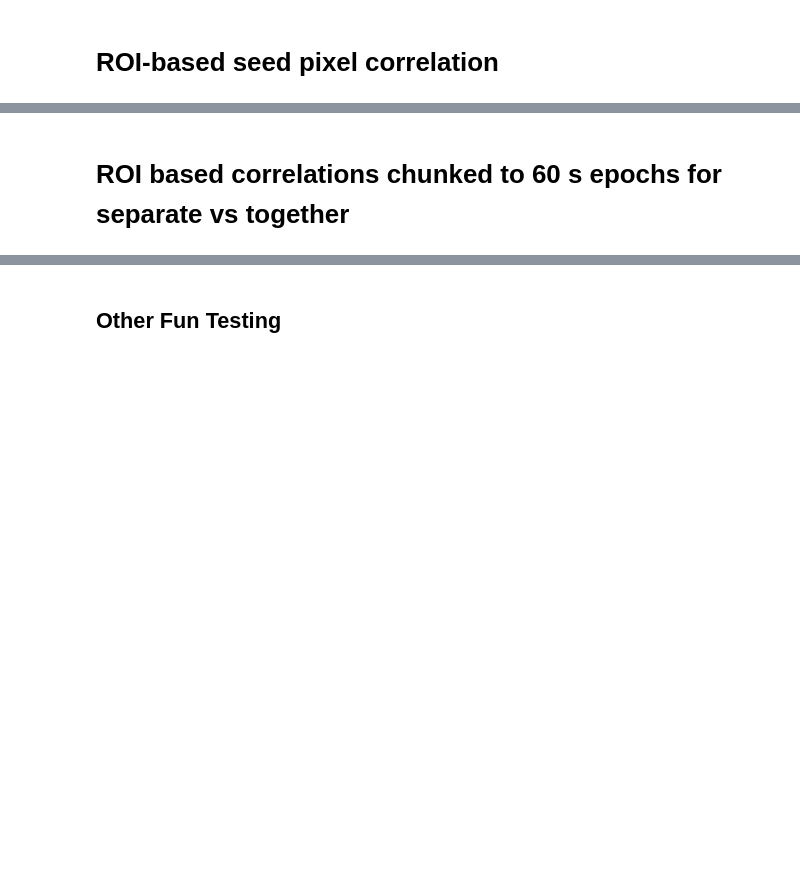
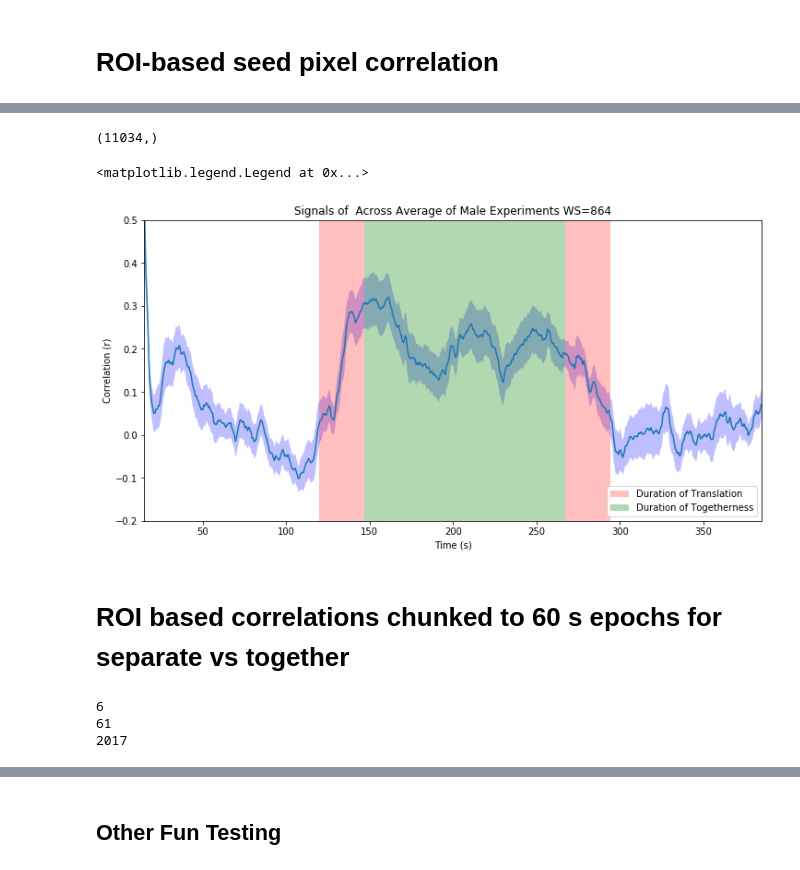
Before and after one commit to njm94/Social_Interaction, a Jupyter notebook: Compile Data.ipynb, the cells around one changed output, grey strips where cells are left out. Saved outputs shown, nothing was run; the diff lists cells and outputs as text; code cells hidden in the pictures; blank space fills up the shorter version.

```diff
--- a/Compile Data.ipynb
+++ b/Compile Data.ipynb
@@ -154,31 +243,34 @@ TRUE_FRAMERATE = 28.815
 # %% [markdown]
 # Correlation vs Frequency and Time
 # %%
-#USES DATES and EXPERIMENTS ARRAY
-window_size = 1500
+#USES EXPERIMENTS 2D ARRAY
+
+window_size = 864
 correlation_heatmap = []
 correlation_heatmap = numpy.empty([10, 11898-window_size, 0])
 
 count = 0
-for date in dates:
-    for exp_num in experiment_numbers:
+for i in range(len(experiments)):
+    for j in range(len(experiments[i]) - 1):
         try:
-            EXP = direc.experiment(date, exp_num)
+            EXP = direc.experiment(experiments[i][0], int(experiments[i][1+j]))
             corr_file = direc.file(
                 exp_folder=EXP,
                 fname="freq split ws={}".format(window_size)
             )
             print(corr_file)
             temp_corr = numpy.load(corr_file)
+            print(temp_corr.shape)
             truncated_arr = temp_corr[:,0:11898-window_size]
             #correlation_heatmap[:, :, count] = truncated_arr[:, 0:numpy.shape(correlation_heatmap)[1]]
             correlation_heatmap = numpy.dstack((correlation_heatmap, truncated_arr))
             count +=1
         except:
-            print("either no experiment %d in folder %s, or the assignement failed" % (exp_num,date))
+            print("either no experiment %d in folder %s, or the assignement failed" % (int(experiments[i][1+j]),int(experiments[i][0])))
 
 
 print("Total number of experiments averaged: %d" %(correlation_heatmap.shape[2]))
 mean_correlation_heatmap = numpy.mean(correlation_heatmap, axis=2)
 std_correlation_heatmap = numpy.std(correlation_heatmap, axis=2)
+print(correlation_heatmap.shape)
 # %% [output]
@@ -654,33 +723,42 @@ first_translation = 119.5
 
 TRUE_FRAMERATE = 28.815
 
-start_first_translation = numpy.round(numpy.multiply(first_translation, TRUE_FRAMERATE))
-end_first_translation = numpy.round(numpy.multiply(first_translation + translation_duration, TRUE_FRAMERATE))
+x_axis = numpy.linspace(864/(2*TRUE_FRAMERATE), test2.shape[1]/TRUE_FRAMERATE + 864/(2*TRUE_FRAMERATE), test2.shape[1])
 
-start_interaction = numpy.round(numpy.multiply(first_translation + translation_duration, TRUE_FRAMERATE))
-end_interaction = numpy.round(numpy.multiply(first_translation + translation_duration+together_duration, TRUE_FRAMERATE))
+start_first_translation = first_translation
+end_first_translation = first_translation + translation_duration
 
-start_second_translation = numpy.round(numpy.multiply(first_translation + translation_duration+together_duration, TRUE_FRAMERATE))
-end_second_translation = numpy.round(numpy.multiply(first_translation + translation_duration+together_duration+translation_duration, TRUE_FRAMERATE))
+start_interaction = first_translation + translation_duration
+end_interaction = first_translation + translation_duration+together_duration
+
+start_second_translation = first_translation + translation_duration+together_duration
+end_second_translation = first_translation + translation_duration+together_duration+translation_duration
 
 
 
-mean_correlations = numpy.mean(correlation_heatmap,axis=3)
+mean_correlations = numpy.mean(test2,axis=0)
+print(numpy.shape(mean_correlations))
 
 
 plt.figure(figsize=(12, 6))
-
-roi_r = 20
-roi_c = 44
-
-corrs = []
-for i in range(int(window_size/2)):
-    corrs.append(float('nan'))
-for i in range(mean_correlations.shape[2]):
-    corrs.append(mean_correlations[roi_r,roi_c,i])
-for i in range(int(window_size/2)):
-    corrs.append(float('nan'))
-plt.plot(corrs)
+plt.plot(x_axis,numpy.mean(test2, axis=0))
+plt.fill_between(x_axis, numpy.mean(test2, axis=0),
+                 numpy.mean(test2, axis=0)+numpy.std(test2,axis=0)/numpy.sqrt(test2.shape[0]),
+                 facecolor = 'blue', alpha = 0.25)
+plt.fill_between(x_axis, numpy.mean(test2, axis=0),
+                 numpy.mean(test2, axis=0)-numpy.std(test2,axis=0)/numpy.sqrt(test2.shape[0]),
+                 facecolor = 'blue', alpha = 0.25)
+# roi_r = 8
+# roi_c = 30
+#
+# corrs = []
+# for i in range(int(window_size/2)):
+#     corrs.append(float('nan'))
+# for i in range(mean_correlations.shape[2]):
+#     corrs.append(mean_correlations[roi_r,roi_c,i])
+# for i in range(int(window_size/2)):
+#     corrs.append(float('nan'))
+# plt.plot(corrs)
 
 # for x in range(22):
 #     for y in range(22):
@@ -691,37 +769,50 @@ plt.plot(corrs)
 #             corrs.append(mean_correlations[x,y+22,i])
 #         for i in range(int(window_size/2)):
 #             corrs.append(float('nan'))
 #         plt.plot(corrs)
 
 plt.axvspan(
     start_first_translation,
     end_first_translation,
     facecolor="r",
     alpha=0.25,
     label="Duration of Translation",
 )
 plt.axvspan(
     start_second_translation,
     end_second_translation,
     facecolor="r",
     alpha=0.25,
     #label="Duration of Translation",
 )
 plt.axvspan(
     start_interaction,
     end_interaction,
     facecolor="g",
     alpha=0.3,
     label="Duration of Togetherness",
 )
-plt.ylim((-1,1))
-plt.xlabel("Frame #")
+plt.ylim((-0.2,0.5))
+plt.xlim((15, 385))
+plt.xlabel("Time (s)")
 plt.ylabel("Correlation (r)")
 plt.title("Signals of  Across Average of Male Experiments WS=864")
 plt.legend(loc=4, prop={'size': 10})
 #plt.savefig("D:/DualMouse/Correlation_ws864_males_all_roi.png",dpi = 300, transparent=True, format = 'png')
+# %% [output]
+(11034,)
+<matplotlib.legend.Legend at 0x...>
+[figure, added]
 # %% [markdown]
 # ROI based correlations chunked to 60 s epochs for separate vs together
+# %%
+print(min_L_y)
+print(max_L_y)
+print(counter)
+# %% [output]
+6
+61
+2017
 # %%
 answer_left = 1
 answer_right = 1
```
Also changed, not shown: parts of 28 cells of this notebook, 4 other files.
